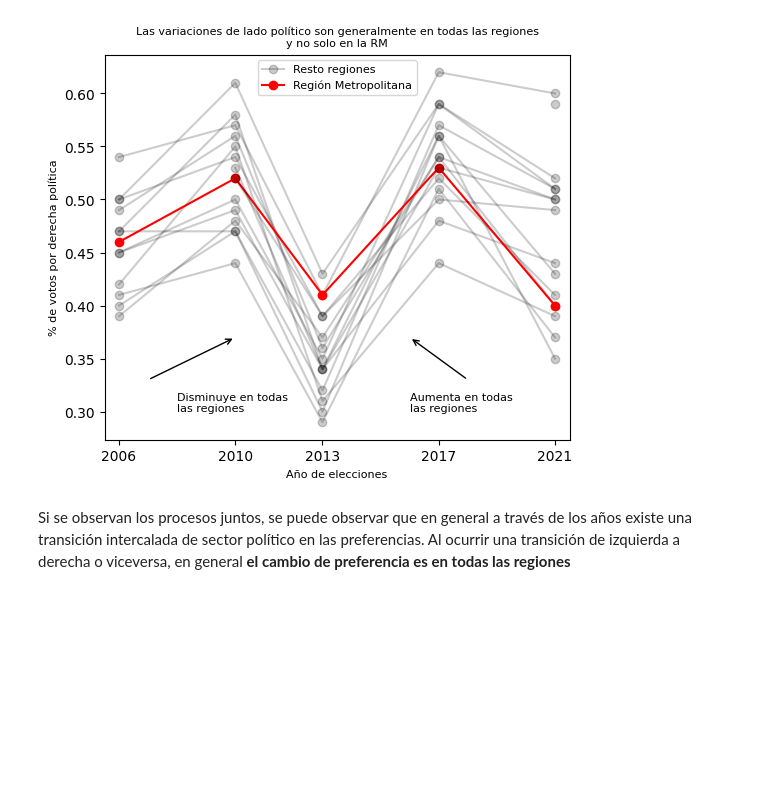
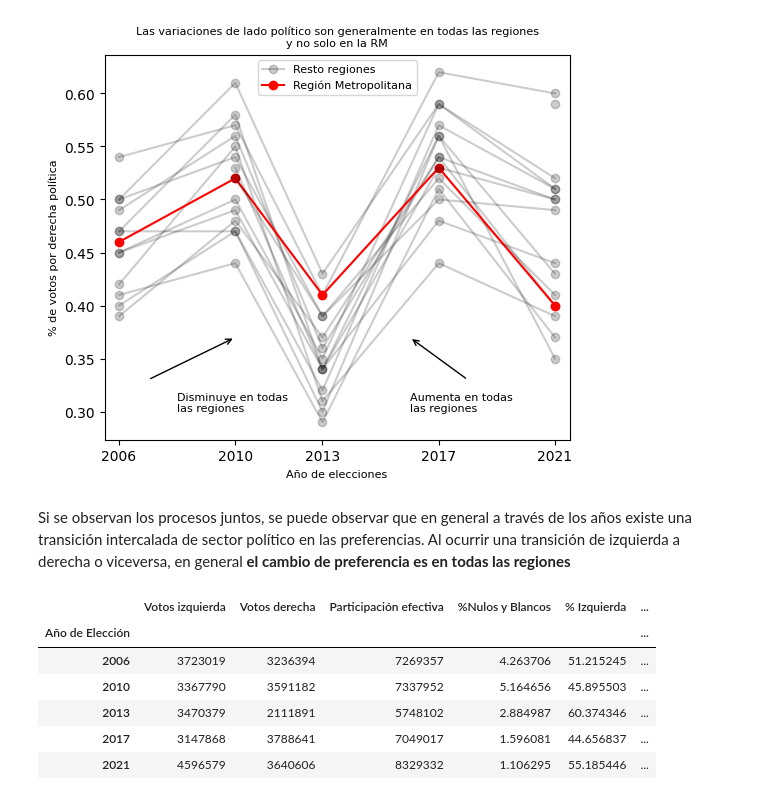
Before and after one commit to DiegoLeonG96/VisInfo_T4, a Jupyter notebook: Ideando_historia.ipynb, the cells around one changed output. Drawn from its saved outputs; the diff is of its cells as text; code cells hidden in the pictures; blank space fills up the shorter version.

```diff
--- a/Ideando_historia.ipynb
+++ b/Ideando_historia.ipynb
@@ -353,3 +354,61 @@ ax.legend(fontsize = 8)
 [figure]
 # %% [markdown]
 Si se observan los procesos juntos, se puede observar que en general a través de los años existe una transición intercalada de sector político en las preferencias. Al ocurrir una transición de izquierda a derecha o viceversa, en general **el cambio de preferencia es en todas las regiones**
+# %%
+data_Sand_2021 = data_2021.groupby(["Nro. Región", "Región"]).apply(lambda s: pd.Series({
+    "Votos izquierda": s[s["Candidato"] == 'GABRIEL BORIC FONT']["Votos TRICEL"].fillna(0).astype(int).sum(),
+    "Votos derecha": s[s["Candidato"] == 'JOSE ANTONIO KAST RIST']["Votos TRICEL"].fillna(0).astype(int).sum(),
+    "Votos Nulos": s[s["Candidato"] == 'VOTOS NULOS']["Votos TRICEL"].fillna(0).astype(int).sum(),
+    "Votos en Blanco": s[s["Candidato"] == 'VOTOS EN BLANCO']["Votos TRICEL"].fillna(0).astype(int).sum()
+}))
+
+# Resetting the index
+data_Sand_2021.reset_index(inplace=True)
+
+# Calculating effective participation
+data_Sand_2021["Participación efectiva"] = data_Sand_2021["Votos izquierda"] + data_Sand_2021["Votos derecha"]+ data_Sand_2021["Votos en Blanco"]+ data_Sand_2021["Votos Nulos"]
+
+# Renaming columns and converting "Id Región" to int
+data_Sand_2021.rename(columns={"Nro. Región": "Id Región"}, inplace=True)
+data_Sand_2021["Id Región"] = data_Sand_2021["Id Región"].astype(int)
+
+# Inserting election year at the beginning
+data_Sand_2021.insert(0, 'Año de Elección', 2021)
+
+izq_lista = ["EDUARDO FREI", 'MICHELLE BACHELET JERIA', 'MICHELLE BACHELET',
+            'ALEJANDRO  GUILLIER ALVAREZ']
+der_lista = ['SEBASTIAN PIÑERA', 'SEBASTIAN PIÑERA ECHENIQUE', 'EVELYN MATTHEI FORNET']
+
+data['Candidato (a)']=data['Candidato (a)'].replace('VOTOS EN BLANCO ', 'VOTOS EN BLANCO')
+data['Candidato (a)']=data['Candidato (a)'].replace('VOTOS NULOS ', 'VOTOS NULOS')
+
+data_Sand = data.groupby(["Año de Elección", "Id Región", "Región"]).apply((lambda s: pd.Series({
+   "Votos izquierda": s[s["Candidato (a)"].isin(izq_lista)]["Votos Totales"].astype(int).sum(),
+   "Votos derecha": s[s["Candidato (a)"].isin(der_lista)]["Votos Totales"].astype(int).sum(),
+    "Votos Nulos": s[s["Candidato (a)"] == 'VOTOS NULOS']["Votos Totales"].fillna(0).astype(int).sum(),
+    "Votos en Blanco": s[s["Candidato (a)"] == 'VOTOS NULOS']["Votos Totales"].fillna(0).astype(int).sum()
+}))
+)
+data_Sand.reset_index(inplace = True)
+
+data_Sand["Participación efectiva"] = data_Sand["Votos izquierda"] + data_Sand["Votos derecha"]+ data_Sand["Votos en Blanco"]+ data_Sand["Votos Nulos"]
+
+data_Sand_agg = pd.concat((data_Sand, data_Sand_2021))
+
+
+
+df_sand=data_Sand_agg[['Año de Elección','Votos izquierda','Votos derecha','Votos Nulos','Votos en Blanco','Participación efectiva']].groupby(['Año de Elección']).sum().reset_index()
+df_sand['%Nulos y Blancos']=(df_sand['Votos Nulos']+df_sand['Votos en Blanco'])/df_sand['Participación efectiva']*100
+df_sand['% Izquierda'] = (df_sand['Votos izquierda'] / df_sand['Participación efectiva']) * 100
+df_sand['% Derecha'] = (df_sand['Votos derecha'] / df_sand['Participación efectiva']) * 100
+df_sand.drop(columns=['Votos Nulos','Votos en Blanco'],inplace=True)
+df_sand.set_index('Año de Elección', inplace=True)
+df_sand
+# %% [output]
+|  | Votos izquierda | Votos derecha | Participación efectiva | %Nulos y Blancos | % Izquierda | ... |
+| Año de Elección |  |  |  |  |  | ... |
+| 2006 | 3723019 | 3236394 | 7269357 | 4.263706 | 51.215245 | ... |
+| 2010 | 3367790 | 3591182 | 7337952 | 5.164656 | 45.895503 | ... |
+| 2013 | 3470379 | 2111891 | 5748102 | 2.884987 | 60.374346 | ... |
+| 2017 | 3147868 | 3788641 | 7049017 | 1.596081 | 44.656837 | ... |
+| 2021 | 4596579 | 3640606 | 8329332 | 1.106295 | 55.185446 | ... |
```
Also changed, not shown: parts of 2 cells of this notebook.
